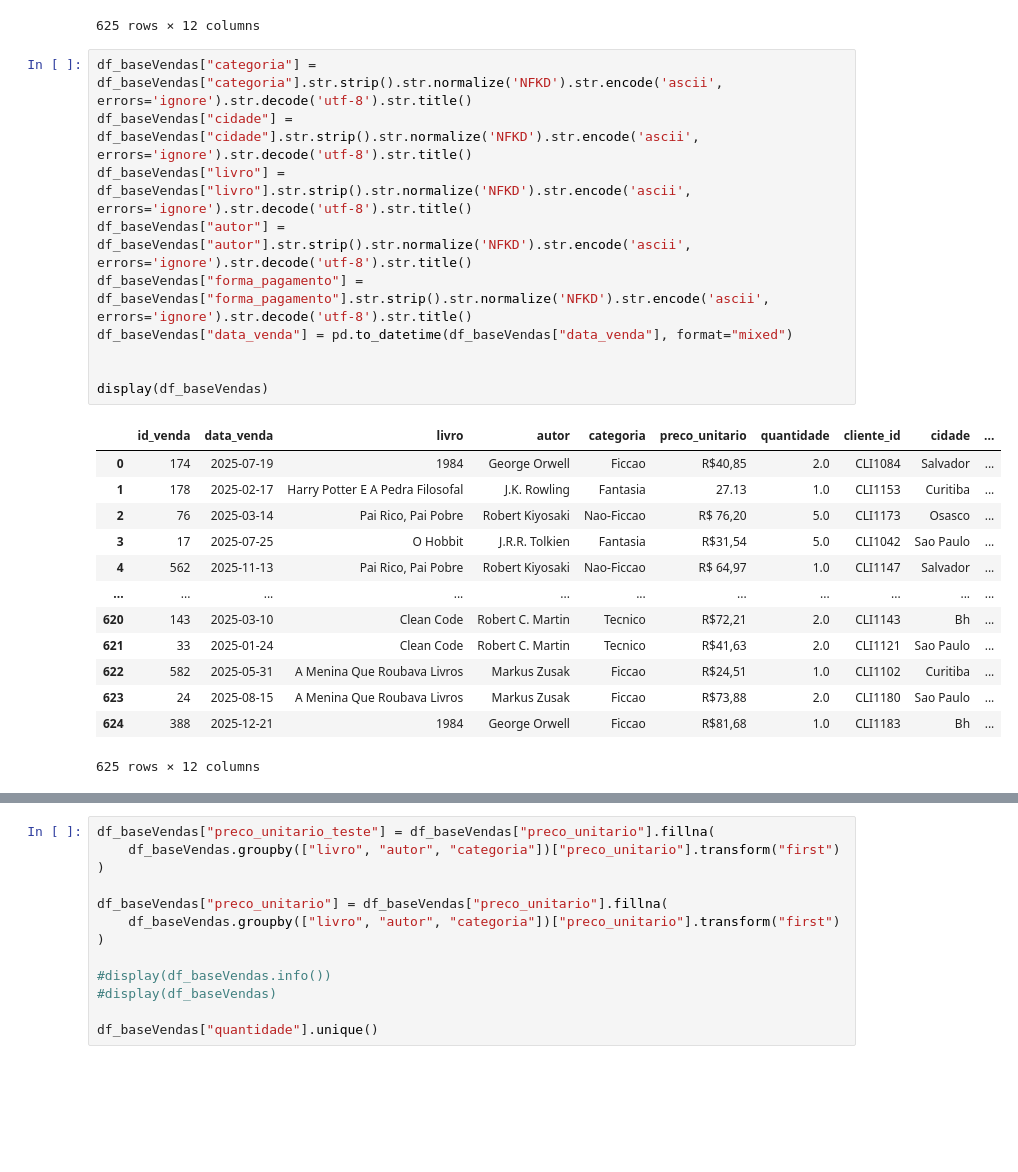
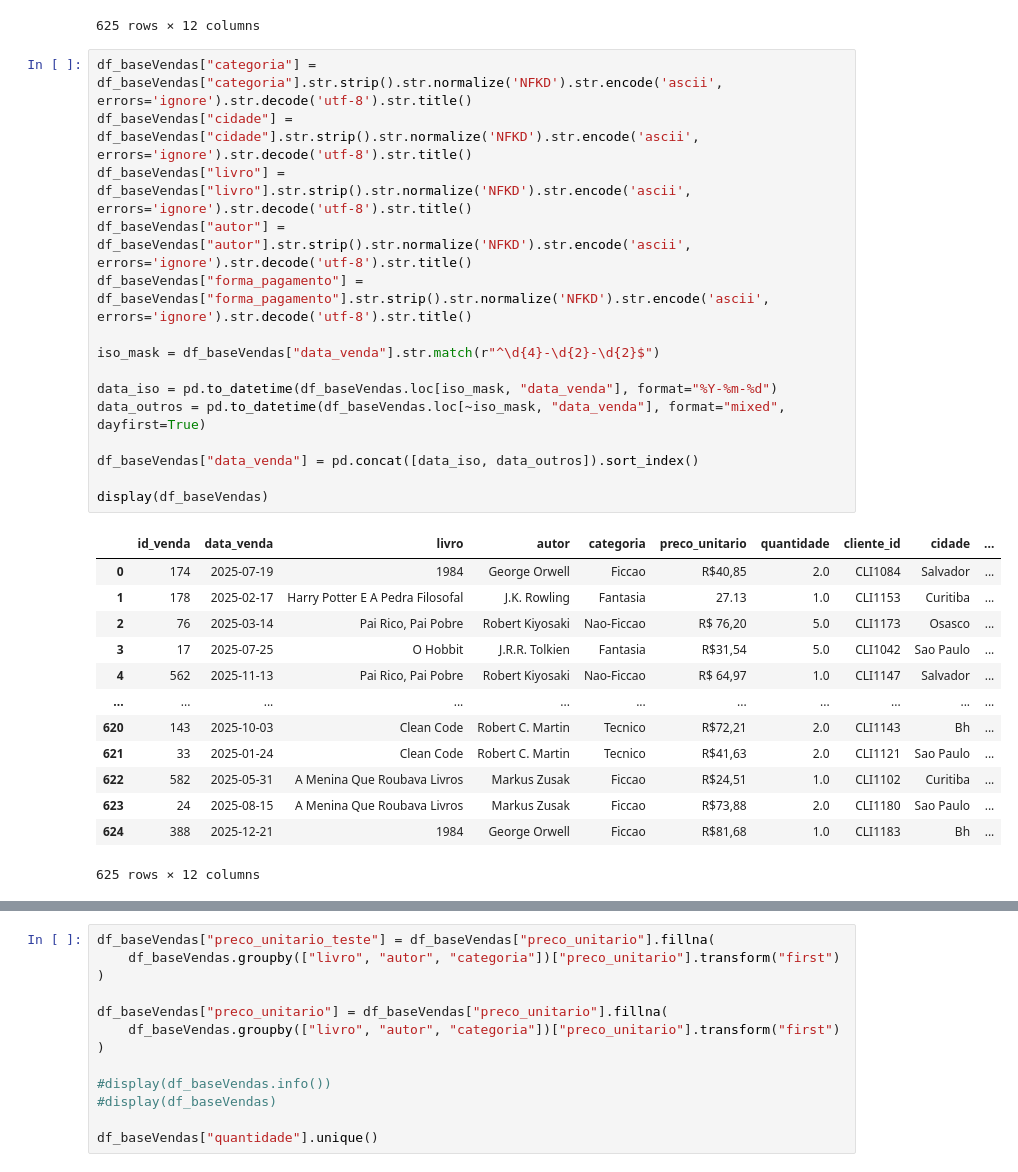
Before and after one commit to C1ntraOl/analise-vendas-livros-python, a Jupyter notebook: ProjetoPandas.ipynb, the cells around one changed output, grey strips where cells are left out. Saved outputs shown, nothing was run; the diff lists cells and outputs as text; blank space fills up the shorter version.

```diff
--- a/ProjetoPandas.ipynb
+++ b/ProjetoPandas.ipynb
@@ -59,22 +59,27 @@ memory usage: 58.7 KB
 # %%
 df_baseVendas["categoria"] = df_baseVendas["categoria"].str.strip().str.normalize('NFKD').str.encode('ascii', errors='ignore').str.decode('utf-8').str.title()
 df_baseVendas["cidade"] = df_baseVendas["cidade"].str.strip().str.normalize('NFKD').str.encode('ascii', errors='ignore').str.decode('utf-8').str.title()
 df_baseVendas["livro"] = df_baseVendas["livro"].str.strip().str.normalize('NFKD').str.encode('ascii', errors='ignore').str.decode('utf-8').str.title()
 df_baseVendas["autor"] = df_baseVendas["autor"].str.strip().str.normalize('NFKD').str.encode('ascii', errors='ignore').str.decode('utf-8').str.title()
 df_baseVendas["forma_pagamento"] = df_baseVendas["forma_pagamento"].str.strip().str.normalize('NFKD').str.encode('ascii', errors='ignore').str.decode('utf-8').str.title()
-df_baseVendas["data_venda"] = pd.to_datetime(df_baseVendas["data_venda"], format="mixed")
 
+iso_mask = df_baseVendas["data_venda"].str.match(r"^\d{4}-\d{2}-\d{2}$")
+
+data_iso = pd.to_datetime(df_baseVendas.loc[iso_mask, "data_venda"], format="%Y-%m-%d")
+data_outros = pd.to_datetime(df_baseVendas.loc[~iso_mask, "data_venda"], format="mixed", dayfirst=True)
+
+df_baseVendas["data_venda"] = pd.concat([data_iso, data_outros]).sort_index()
 
 display(df_baseVendas)
 # %% [output]
 |  | id_venda | data_venda | livro | autor | categoria | preco_unitario | quantidade | cliente_id | cidade | ... |
 | 0 | 174 | 2025-07-19 | 1984 | George Orwell | Ficcao | R$40,85 | 2.0 | CLI1084 | Salvador | ... |
 | 1 | 178 | 2025-02-17 | Harry Potter E A Pedra Filosofal | J.K. Rowling | Fantasia | 27.13 | 1.0 | CLI1153 | Curitiba | ... |
 | 2 | 76 | 2025-03-14 | Pai Rico, Pai Pobre | Robert Kiyosaki | Nao-Ficcao | R$ 76,20 | 5.0 | CLI1173 | Osasco | ... |
 | 3 | 17 | 2025-07-25 | O Hobbit | J.R.R. Tolkien | Fantasia | R$31,54 | 5.0 | CLI1042 | Sao Paulo | ... |
 | 4 | 562 | 2025-11-13 | Pai Rico, Pai Pobre | Robert Kiyosaki | Nao-Ficcao | R$ 64,97 | 1.0 | CLI1147 | Salvador | ... |
 | ... | ... | ... | ... | ... | ... | ... | ... | ... | ... | ... |
-| 620 | 143 | 2025-03-10 | Clean Code | Robert C. Martin | Tecnico | R$72,21 | 2.0 | CLI1143 | Bh | ... |
+| 620 | 143 | 2025-10-03 | Clean Code | Robert C. Martin | Tecnico | R$72,21 | 2.0 | CLI1143 | Bh | ... |
 | 621 | 33 | 2025-01-24 | Clean Code | Robert C. Martin | Tecnico | R$41,63 | 2.0 | CLI1121 | Sao Paulo | ... |
 | 622 | 582 | 2025-05-31 | A Menina Que Roubava Livros | Markus Zusak | Ficcao | R$24,51 | 1.0 | CLI1102 | Curitiba | ... |
 | 623 | 24 | 2025-08-15 | A Menina Que Roubava Livros | Markus Zusak | Ficcao | R$73,88 | 2.0 | CLI1180 | Sao Paulo | ... |
```
Also changed, not shown: parts of 4 cells of this notebook.
